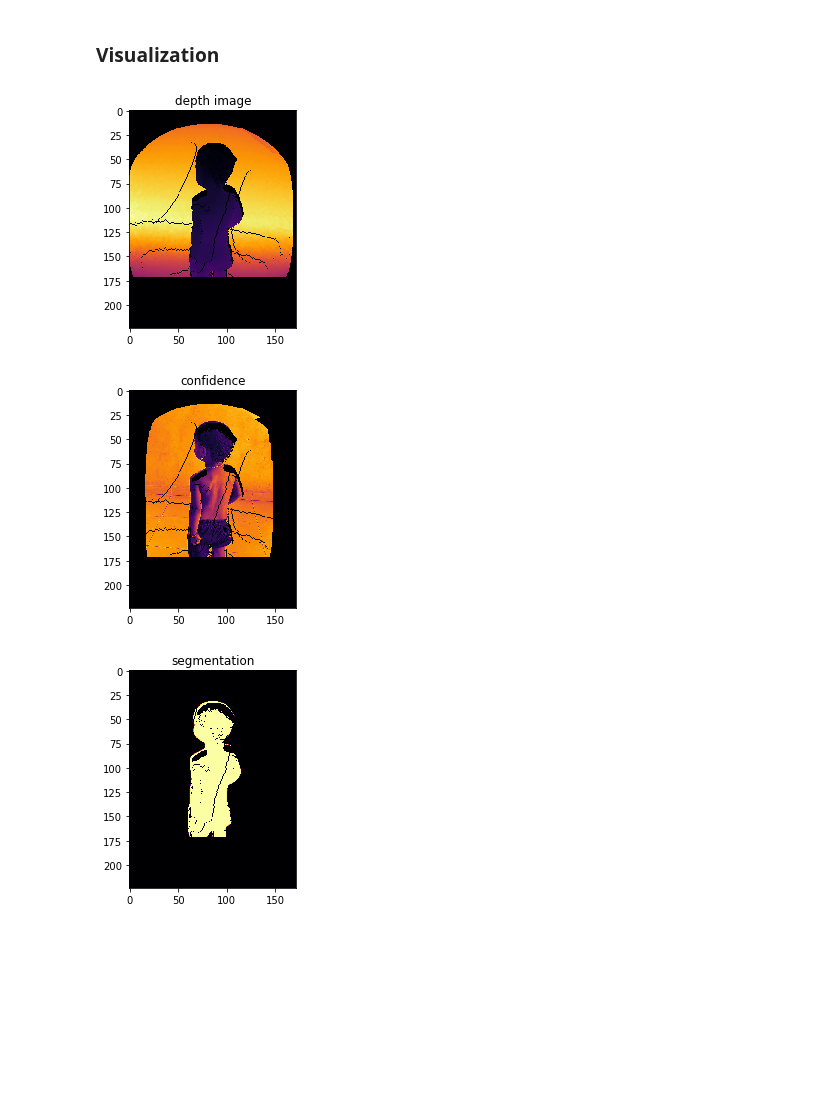
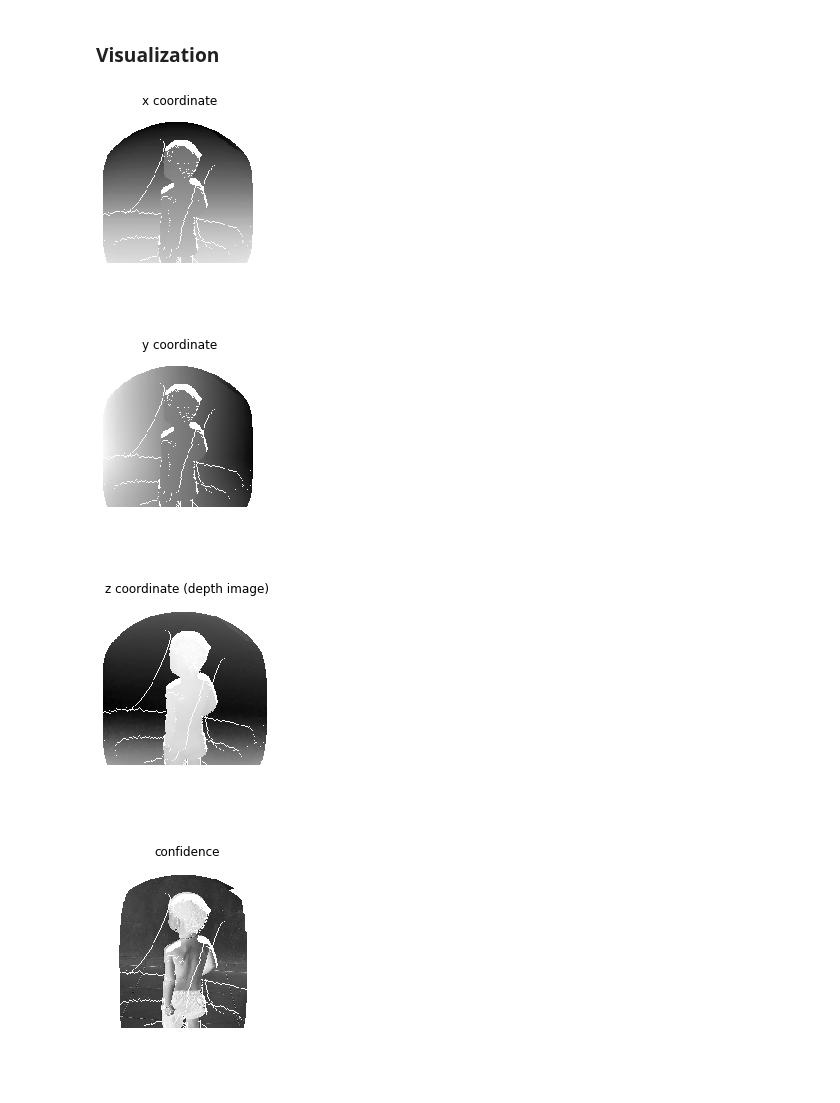
Before and after one commit to prashdash112/cgm-ml, a Jupyter notebook: cgm_database/08_Fusion_Evaluation.ipynb, the cells around one changed output. Drawn from its saved outputs; the diff is of its cells as text; code cells hidden in the pictures; blank space fills up the shorter version.

Commit message:
-- adding more visualization

```diff
--- a/cgm_database/08_Fusion_Evaluation.ipynb
+++ b/cgm_database/08_Fusion_Evaluation.ipynb
@@ -62,42 +62,75 @@ Text(0.5, 0, 'number of objects in Database')
 # %%
 from cgm_fusion import calibration
 from cgm_fusion import fusion
 from cgm_fusion import utility
 import matplotlib.image as mpimg
 
 import numpy
 
 from enum import Enum, unique
 
-class Channel(Enum):
-    x = 1
-    y = 2
-    z = 3
 
+colormap = 'binary' # inferno
 
-channel = 0 # x coordinate
-channel = 2 # z coordinate
-channel = 3 # confidence
-
-viz = utility.get_viz_depth('/tmp/cloud_debug.ply', 2)
+plt.subplot(1, 2, 1)
+viz = utility.get_viz_channel('/tmp/cloud_debug.ply', 0)
 image = mpimg.imread("/tmp/depth_visualization.png")
-plt.imshow(image, cmap='inferno')
-plt.title('depth image')
+plt.imshow(image, cmap=colormap)
+plt.title('x coordinate')
+plt.axis('off')
 plt.show()
 
-
-viz = utility.get_viz_depth('/tmp/cloud_debug.ply', 3)
+plt.subplot(1, 2, 2)
+viz = utility.get_viz_channel('/tmp/cloud_debug.ply', 1)
 image = mpimg.imread("/tmp/depth_visualization.png")
-plt.imshow(image, cmap='inferno')
-plt.title('confidence')
+plt.imshow(image, cmap=colormap)
+plt.title('y coordinate')
+plt.axis('off')
 plt.show()
 
-viz = utility.get_viz_depth('/tmp/cloud_debug.ply', 7)
+viz = utility.get_viz_channel('/tmp/cloud_debug.ply', 2)
 image = mpimg.imread("/tmp/depth_visualization.png")
-plt.imshow(image, cmap='inferno')
+plt.imshow(image, cmap=colormap)
+plt.title('z coordinate (depth image)')
+plt.axis('off')
+plt.show()
+
+viz = utility.get_viz_channel('/tmp/cloud_debug.ply', 3)
+image = mpimg.imread("/tmp/depth_visualization.png")
+plt.imshow(image, cmap=colormap)
+plt.title('confidence')
+plt.axis('off')
+plt.show()
+
+viz = utility.get_viz_channel('/tmp/cloud_debug.ply', 4)
+image = mpimg.imread("/tmp/depth_visualization.png")
+plt.imshow(image, cmap='Reds')
+plt.title('red')
+plt.axis('off')
+plt.show()
+
+viz = utility.get_viz_channel('/tmp/cloud_debug.ply', 5)
+image = mpimg.imread("/tmp/depth_visualization.png")
+plt.imshow(image, cmap='Greens')
+plt.title('green')
+plt.axis('off')
+plt.show()
+
+viz = utility.get_viz_channel('/tmp/cloud_debug.ply', 6)
+image = mpimg.imread("/tmp/depth_visualization.png")
+plt.imshow(image, cmap='Blues')
+plt.title('blue')
+plt.axis('off')
+plt.show()
+
+viz = utility.get_viz_channel('/tmp/cloud_debug.ply', 7)
+image = mpimg.imread("/tmp/depth_visualization.png")
+plt.imshow(image, cmap=colormap)
 plt.title('segmentation')
+plt.axis('off')
 plt.show()
 # %% [output]
-[figure, old version]
+[figure, new version]
-[figure, old version]
+[figure, new version]
-[figure, old version]
+[figure, new version]
+[figure, added]
```
Also changed, not shown: parts of 1 cell of this notebook, 2 other files.
